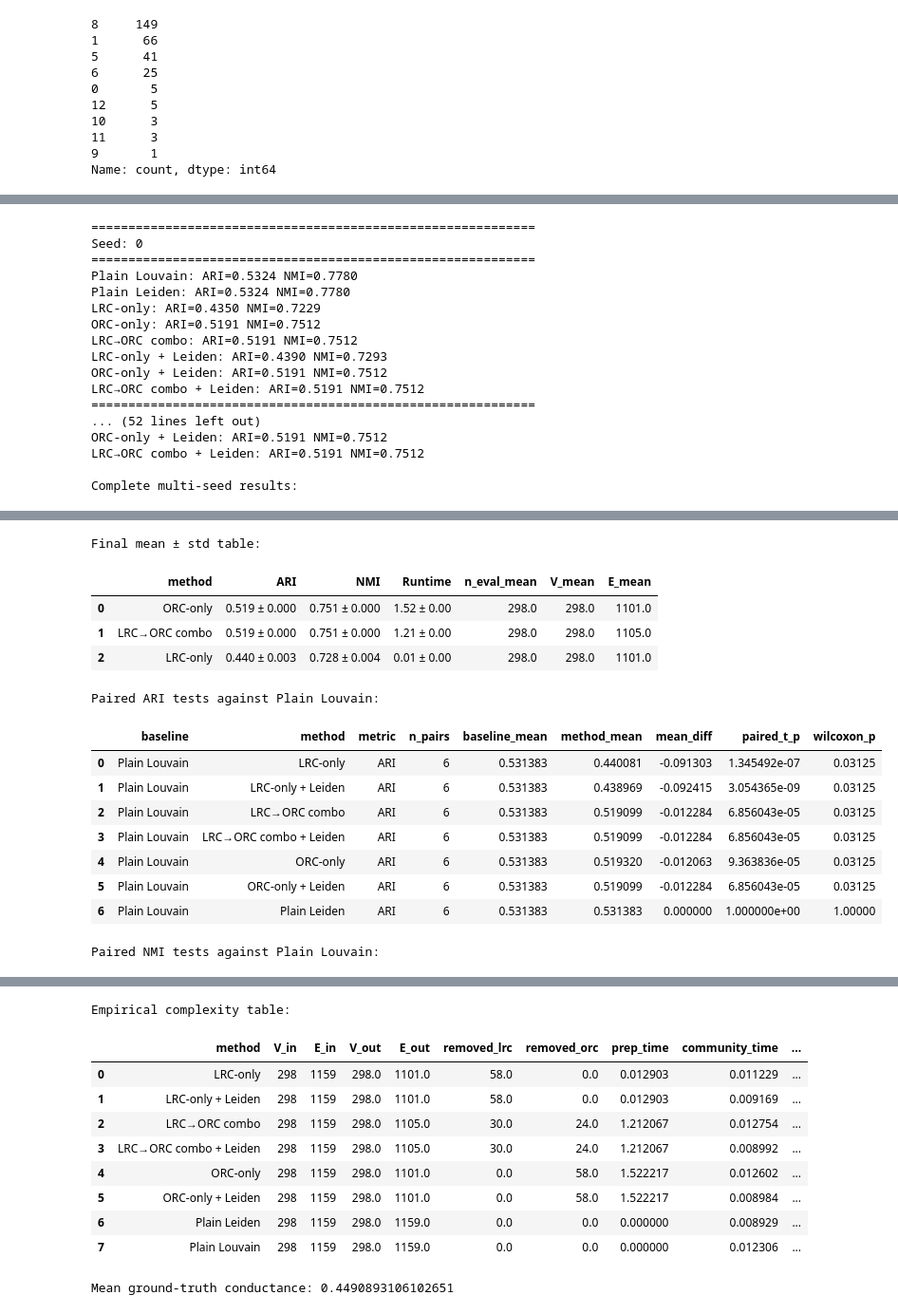
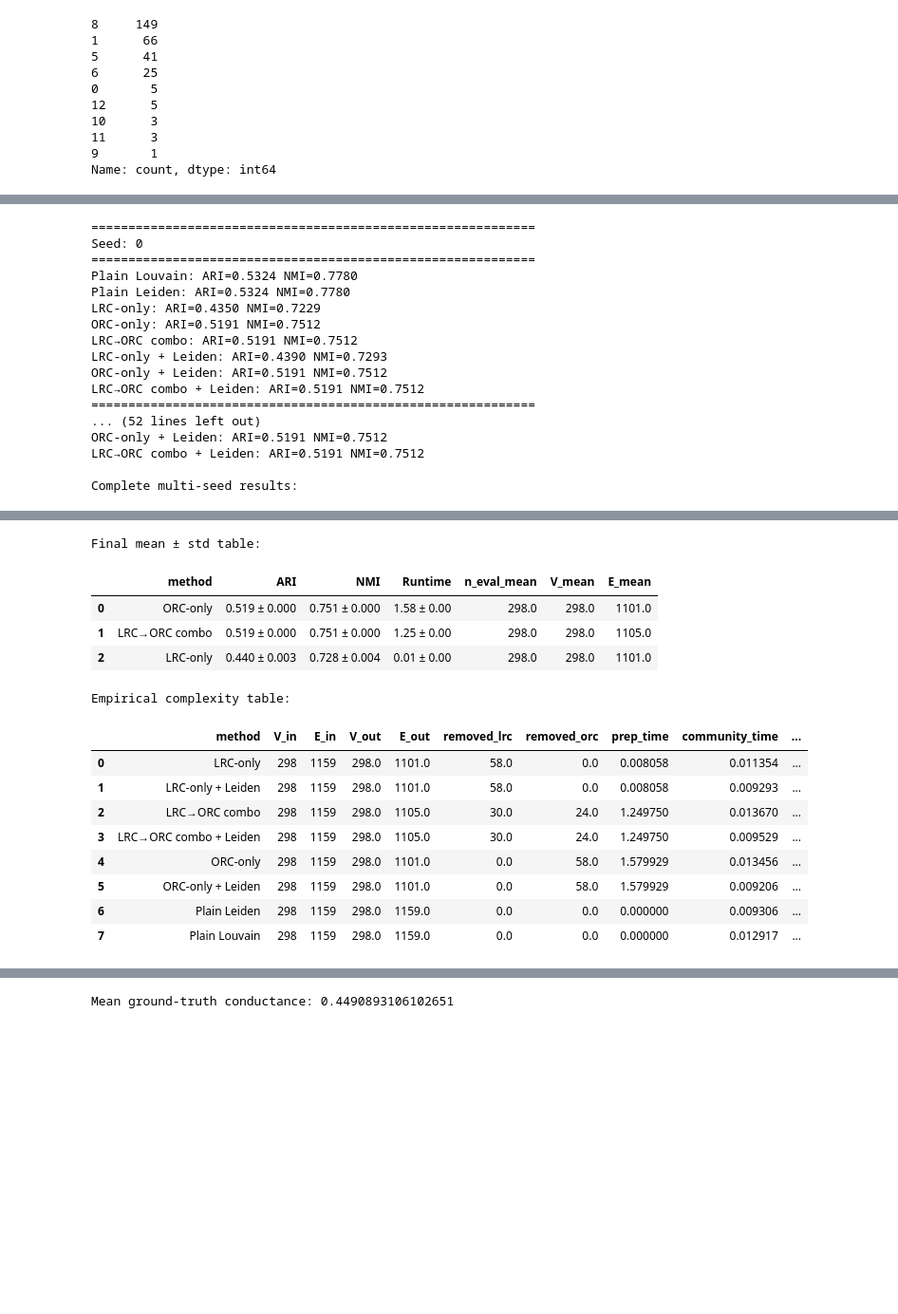
Before and after one commit to Avin-Kolahdooz/curvature-guided-community-detection, a Jupyter notebook: Amazon.ipynb, the cells around one changed output, grey strips where cells are left out. Shown at 95% size. Cells and saved outputs as stored; diff of their text form; code cells hidden in the pictures; blank space fills up the shorter version.

Commit message:
Update Amazon experiments, shared utilities, and visualizations

```diff
--- a/Amazon.ipynb
+++ b/Amazon.ipynb
@@ -636,9 +636,6 @@ Preparation time: 1.2120670840376988
 # ============================================================
 # CELL 3 — 1. MULTI-SEED EVALUATION AND FINAL TABLES
 # ============================================================
-
-# Include seed 42 to preserve the original experiment as well
-SEEDS = [0, 1, 2, 3, 4, 42]
 
 prepared = [
     lrc_info,
@@ -825,42 +822,7 @@ final_table.to_csv(
 )
 
 # ============================================================
-# 5. PAIRED STATISTICAL TESTS
-# ============================================================
-
-ari_tests = cdu.paired_tests(
-    results=df_multi,
-    baseline_method="Plain Louvain",
-    metric="ARI",
-)
-
-nmi_tests = cdu.paired_tests(
-    results=df_multi,
-    baseline_method="Plain Louvain",
-    metric="NMI",
-)
-
-print("\nPaired ARI tests against Plain Louvain:")
-
-display(ari_tests)
-
-print("\nPaired NMI tests against Plain Louvain:")
-
-display(nmi_tests)
-
-ari_tests.to_csv(
-    "amazon_ari_paired_tests_vs_louvain.csv",
-    index=False,
-)
-
-nmi_tests.to_csv(
-    "amazon_nmi_paired_tests_vs_louvain.csv",
-    index=False,
-)
-
-
-# ============================================================
-# 6. EMPIRICAL COMPLEXITY TABLE
+# 5. EMPIRICAL COMPLEXITY TABLE
 # ============================================================
 
 complexity_table = (
@@ -945,15 +907,15 @@ Complete multi-seed results:
 Final mean ± std table:
 |  | method | ARI | NMI | Runtime | n_eval_mean | V_mean | E_mean |
-| 0 | ORC-only | 0.519 ± 0.000 | 0.751 ± 0.000 | 1.52 ± 0.00 | 298.0 | 298.0 | 1101.0 |
-| 1 | LRC→ORC combo | 0.519 ± 0.000 | 0.751 ± 0.000 | 1.21 ± 0.00 | 298.0 | 298.0 | 1105.0 |
+| 0 | ORC-only | 0.519 ± 0.000 | 0.751 ± 0.000 | 1.58 ± 0.00 | 298.0 | 298.0 | 1101.0 |
+| 1 | LRC→ORC combo | 0.519 ± 0.000 | 0.751 ± 0.000 | 1.25 ± 0.00 | 298.0 | 298.0 | 1105.0 |
 | 2 | LRC-only | 0.440 ± 0.003 | 0.728 ± 0.004 | 0.01 ± 0.00 | 298.0 | 298.0 | 1101.0 |
-Paired ARI tests against Plain Louvain:
+Empirical complexity table:
-|  | baseline | method | metric | n_pairs | baseline_mean | method_mean | mean_diff | paired_t_p | wilcoxon_p |
-| 0 | Plain Louvain | LRC-only | ARI | 6 | 0.531383 | 0.440081 | -0.091303 | 1.345492e-07 | 0.03125 |
-| 1 | Plain Louvain | LRC-only + Leiden | ARI | 6 | 0.531383 | 0.438969 | -0.092415 | 3.054365e-09 | 0.03125 |
-| 2 | Plain Louvain | LRC→ORC combo | ARI | 6 | 0.531383 | 0.519099 | -0.012284 | 6.856043e-05 | 0.03125 |
-| 3 | Plain Louvain | LRC→ORC combo + Leiden | ARI | 6 | 0.531383 | 0.519099 | -0.012284 | 6.856043e-05 | 0.03125 |
-| 4 | Plain Louvain | ORC-only | ARI | 6 | 0.531383 | 0.519320 | -0.012063 | 9.363836e-05 | 0.03125 |
-| 5 | Plain Louvain | ORC-only + Leiden | ARI | 6 | 0.531383 | 0.519099 | -0.012284 | 6.856043e-05 | 0.03125 |
-| 6 | Plain Louvain | Plain Leiden | ARI | 6 | 0.531383 | 0.531383 | 0.000000 | 1.000000e+00 | 1.00000 |
+|  | method | V_in | E_in | V_out | E_out | removed_lrc | removed_orc | prep_time | community_time | ... |
+| 0 | LRC-only | 298 | 1159 | 298.0 | 1101.0 | 58.0 | 0.0 | 0.008058 | 0.011354 | ... |
+| 1 | LRC-only + Leiden | 298 | 1159 | 298.0 | 1101.0 | 58.0 | 0.0 | 0.008058 | 0.009293 | ... |
+| 2 | LRC→ORC combo | 298 | 1159 | 298.0 | 1105.0 | 30.0 | 24.0 | 1.249750 | 0.013670 | ... |
+| 3 | LRC→ORC combo + Leiden | 298 | 1159 | 298.0 | 1105.0 | 30.0 | 24.0 | 1.249750 | 0.009529 | ... |
+| 4 | ORC-only | 298 | 1159 | 298.0 | 1101.0 | 0.0 | 58.0 | 1.579929 | 0.013456 | ... |
+| 5 | ORC-only + Leiden | 298 | 1159 | 298.0 | 1101.0 | 0.0 | 58.0 | 1.579929 | 0.009206 | ... |
+| 6 | Plain Leiden | 298 | 1159 | 298.0 | 1159.0 | 0.0 | 0.0 | 0.000000 | 0.009306 | ... |
+| 7 | Plain Louvain | 298 | 1159 | 298.0 | 1159.0 | 0.0 | 0.0 | 0.000000 | 0.012917 | ... |
-Paired NMI tests against Plain Louvain:
@@ -968,13 +922,3 @@ Paired NMI tests against Plain Louvain:
-Empirical complexity table:
-|  | method | V_in | E_in | V_out | E_out | removed_lrc | removed_orc | prep_time | community_time | ... |
-| 0 | LRC-only | 298 | 1159 | 298.0 | 1101.0 | 58.0 | 0.0 | 0.012903 | 0.011229 | ... |
-| 1 | LRC-only + Leiden | 298 | 1159 | 298.0 | 1101.0 | 58.0 | 0.0 | 0.012903 | 0.009169 | ... |
-| 2 | LRC→ORC combo | 298 | 1159 | 298.0 | 1105.0 | 30.0 | 24.0 | 1.212067 | 0.012754 | ... |
-| 3 | LRC→ORC combo + Leiden | 298 | 1159 | 298.0 | 1105.0 | 30.0 | 24.0 | 1.212067 | 0.008992 | ... |
-| 4 | ORC-only | 298 | 1159 | 298.0 | 1101.0 | 0.0 | 58.0 | 1.522217 | 0.012602 | ... |
-| 5 | ORC-only + Leiden | 298 | 1159 | 298.0 | 1101.0 | 0.0 | 58.0 | 1.522217 | 0.008984 | ... |
-| 6 | Plain Leiden | 298 | 1159 | 298.0 | 1159.0 | 0.0 | 0.0 | 0.000000 | 0.008929 | ... |
-| 7 | Plain Louvain | 298 | 1159 | 298.0 | 1159.0 | 0.0 | 0.0 | 0.000000 | 0.012306 | ... |
 # %%
 ground_truth_groups = {}
 
```
Also changed, not shown: parts of 8 cells of this notebook, 5 other files.
